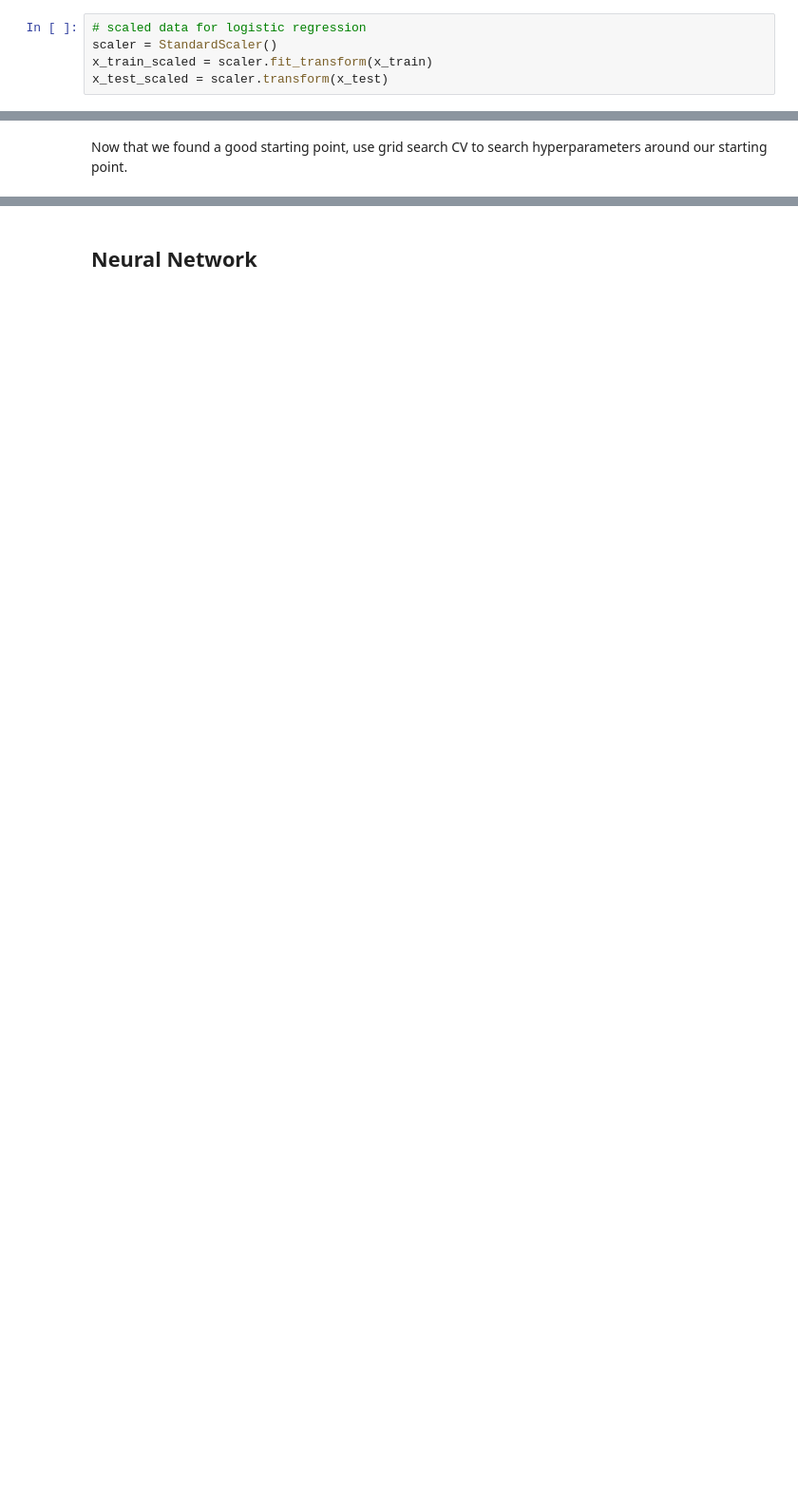
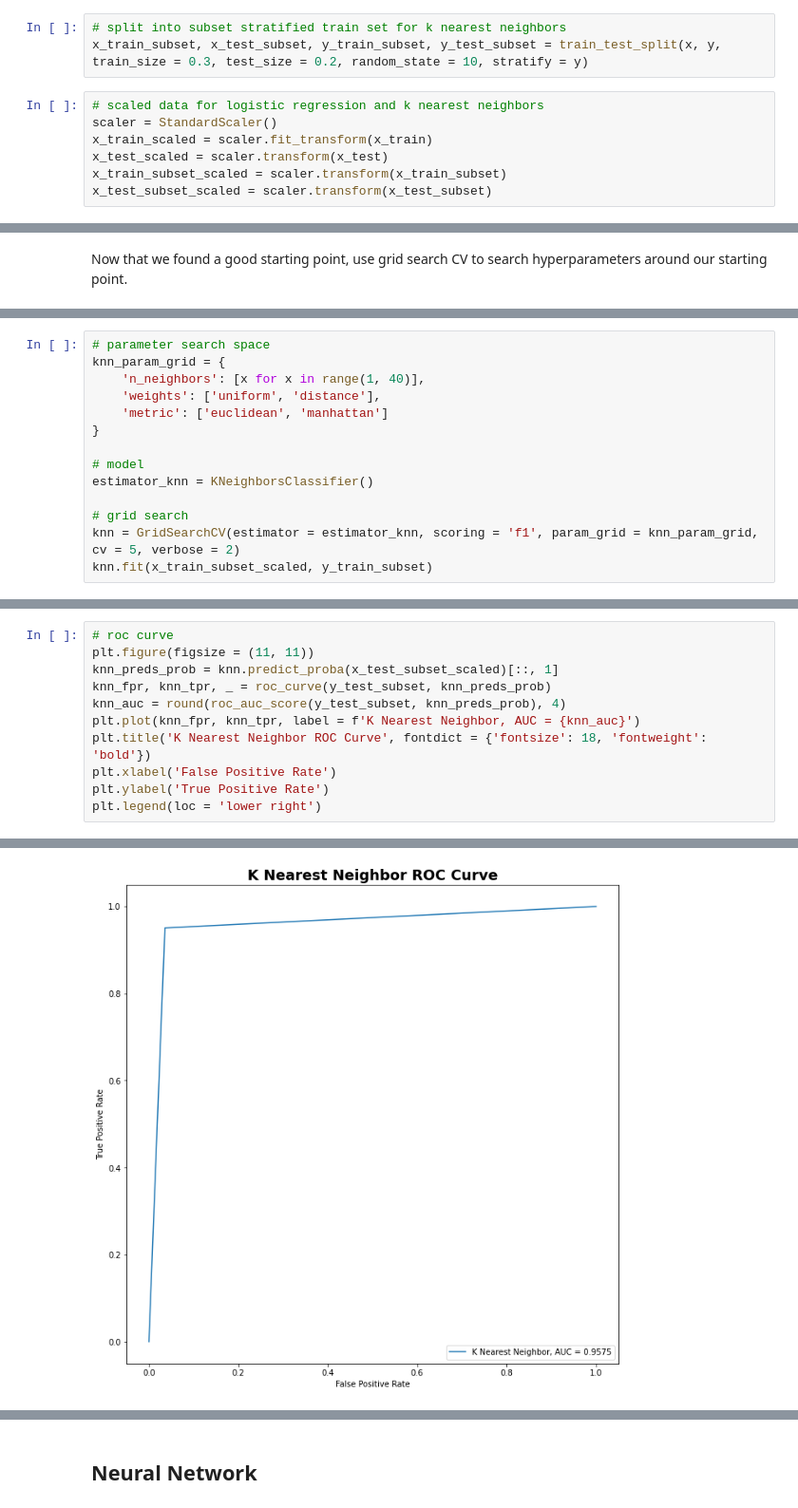
Before and after one commit to seankim658/Fishing-Detection, a Jupyter notebook: main-notebook.ipynb, the cells around one changed output, grey strips where cells are left out. Shown at 95% size. Cells and saved outputs as stored; diff of their text form; blank space fills up the shorter version.

```diff
--- a/main-notebook.ipynb
+++ b/main-notebook.ipynb
@@ -1418,8 +1428,13 @@ x_train, x_test, y_train, y_test = train_test_split(x, y, test_size = 0.2, rando
+# %%
+# split into subset stratified train set for k nearest neighbors
+x_train_subset, x_test_subset, y_train_subset, y_test_subset = train_test_split(x, y, train_size = 0.3, test_size = 0.2, random_state = 10, stratify = y)
 # %%
-# scaled data for logistic regression
+# scaled data for logistic regression and k nearest neighbors
 scaler = StandardScaler()
 x_train_scaled = scaler.fit_transform(x_train)
 x_test_scaled = scaler.transform(x_test)
+x_train_subset_scaled = scaler.transform(x_train_subset)
+x_test_subset_scaled = scaler.transform(x_test_subset)
 # %% [markdown]
 # Modeling
 ---
@@ -1617,0 +1621,14 @@ plt.legend(loc = 'lower right')
+# %%
+# parameter search space
+knn_param_grid = {
+    'n_neighbors': [x for x in range(1, 40)],
+    'weights': ['uniform', 'distance'],
+    'metric': ['euclidean', 'manhattan']
+}
+
+# model
+estimator_knn = KNeighborsClassifier()
+
+# grid search
+knn = GridSearchCV(estimator = estimator_knn, scoring = 'f1', param_grid = knn_param_grid, cv = 5, verbose = 2)
+knn.fit(x_train_subset_scaled, y_train_subset)
@@ -1617,0 +1685,12 @@ plt.legend(loc = 'lower right')
+# %%
+# roc curve
+plt.figure(figsize = (11, 11))
+knn_preds_prob = knn.predict_proba(x_test_subset_scaled)[::, 1]
+knn_fpr, knn_tpr, _ = roc_curve(y_test_subset, knn_preds_prob)
+knn_auc = round(roc_auc_score(y_test_subset, knn_preds_prob), 4)
+plt.plot(knn_fpr, knn_tpr, label = f'K Nearest Neighbor, AUC = {knn_auc}')
+plt.title('K Nearest Neighbor ROC Curve', fontdict = {'fontsize': 18, 'fontweight': 'bold'})
+plt.xlabel('False Positive Rate')
+plt.ylabel('True Positive Rate')
+plt.legend(loc = 'lower right')
+# %% [output]
@@ -1617,0 +1698 @@ plt.legend(loc = 'lower right')
+[figure, added]
```
Also changed, not shown: parts of 27 cells of this notebook.
